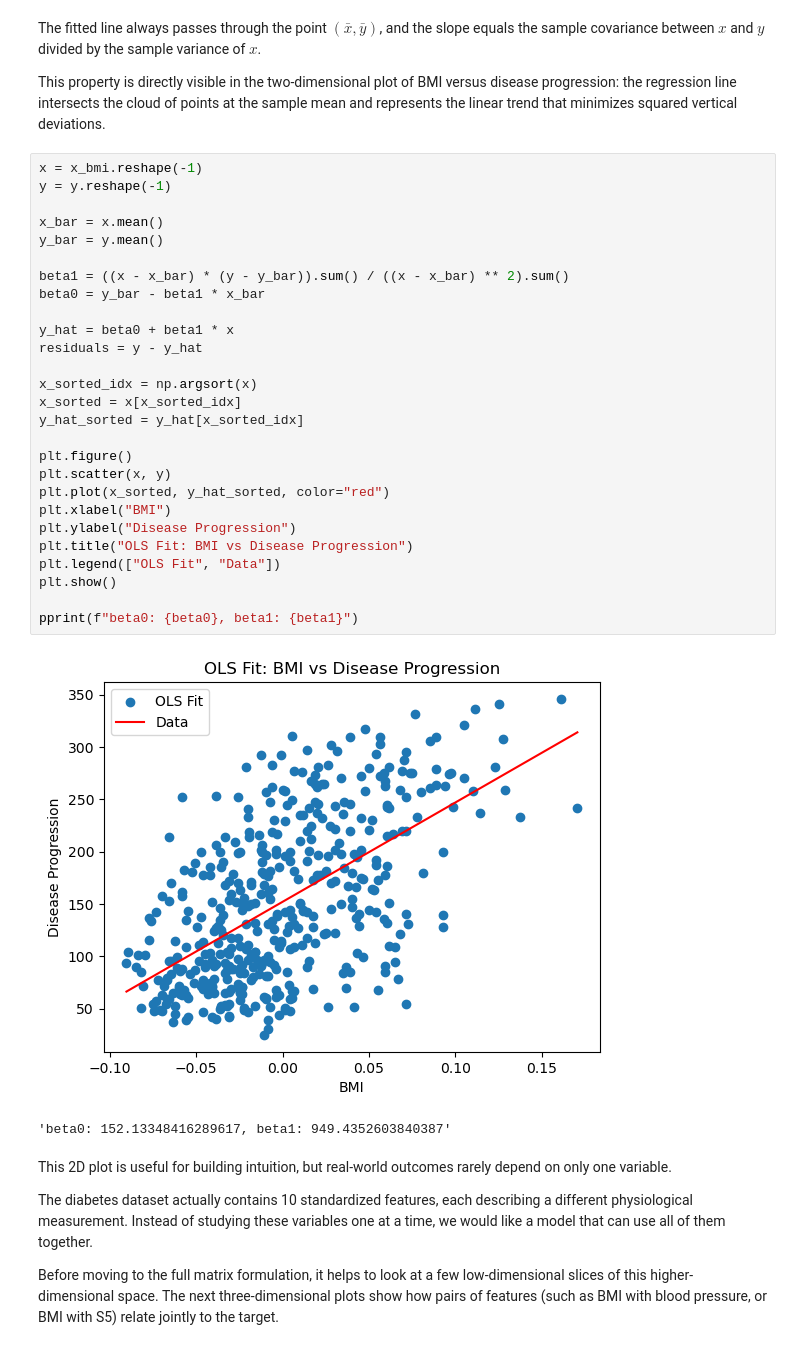
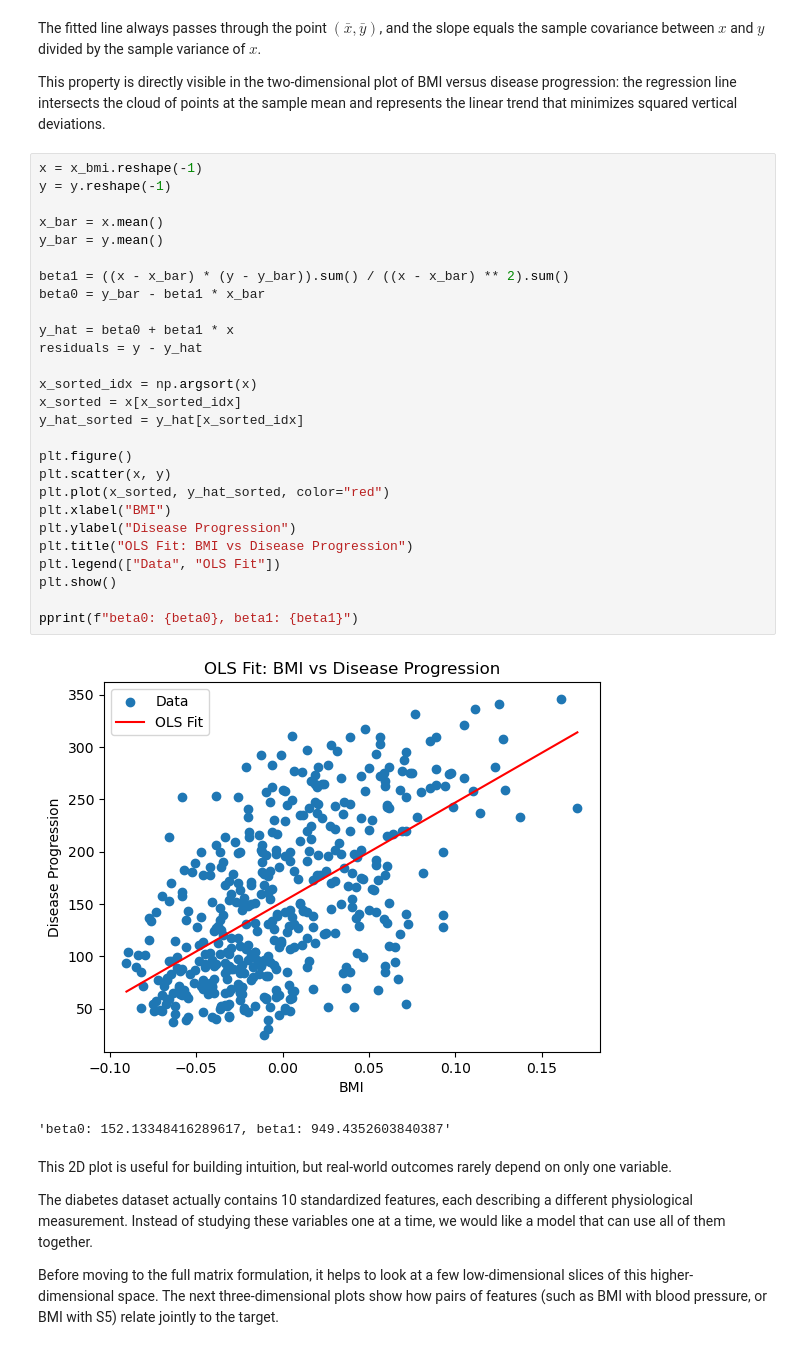
Before and after one commit to adamd1985/quant_research, a Jupyter notebook: deep_linear_regression.ipynb, the cells around one changed output. Drawn from its saved outputs; the diff is of its cells as text.

```diff
--- a/deep_linear_regression.ipynb
+++ b/deep_linear_regression.ipynb
@@ -238,32 +238,32 @@ This property is directly visible in the two-dimensional plot of BMI versus dise
 # %%
 x = x_bmi.reshape(-1)
 y = y.reshape(-1)
 
 x_bar = x.mean()
 y_bar = y.mean()
 
 beta1 = ((x - x_bar) * (y - y_bar)).sum() / ((x - x_bar) ** 2).sum()
 beta0 = y_bar - beta1 * x_bar
 
 y_hat = beta0 + beta1 * x
 residuals = y - y_hat
 
 x_sorted_idx = np.argsort(x)
 x_sorted = x[x_sorted_idx]
 y_hat_sorted = y_hat[x_sorted_idx]
 
 plt.figure()
 plt.scatter(x, y)
 plt.plot(x_sorted, y_hat_sorted, color="red")
 plt.xlabel("BMI")
 plt.ylabel("Disease Progression")
 plt.title("OLS Fit: BMI vs Disease Progression")
-plt.legend(["OLS Fit", "Data"])
+plt.legend(["Data", "OLS Fit"])
 plt.show()
 
 pprint(f"beta0: {beta0}, beta1: {beta1}")
 # %% [output]
-[figure, old version]
+[figure, new version]
 'beta0: 152.13348416289617, beta1: 949.4352603840387'
 # %% [markdown]
 This 2D plot is useful for building intuition, but real-world outcomes rarely depend on only one variable.
```
Also changed, not shown: 1 other file.
